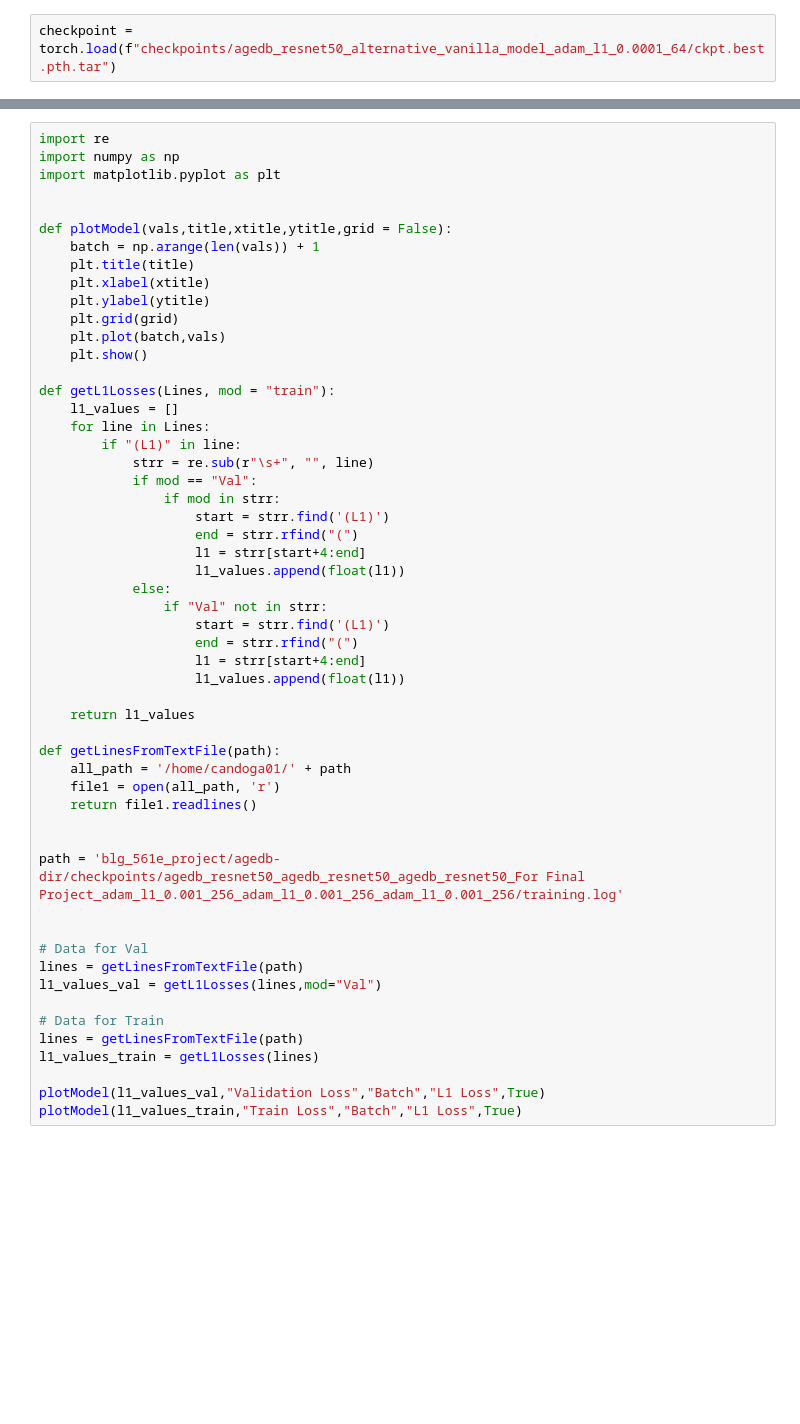
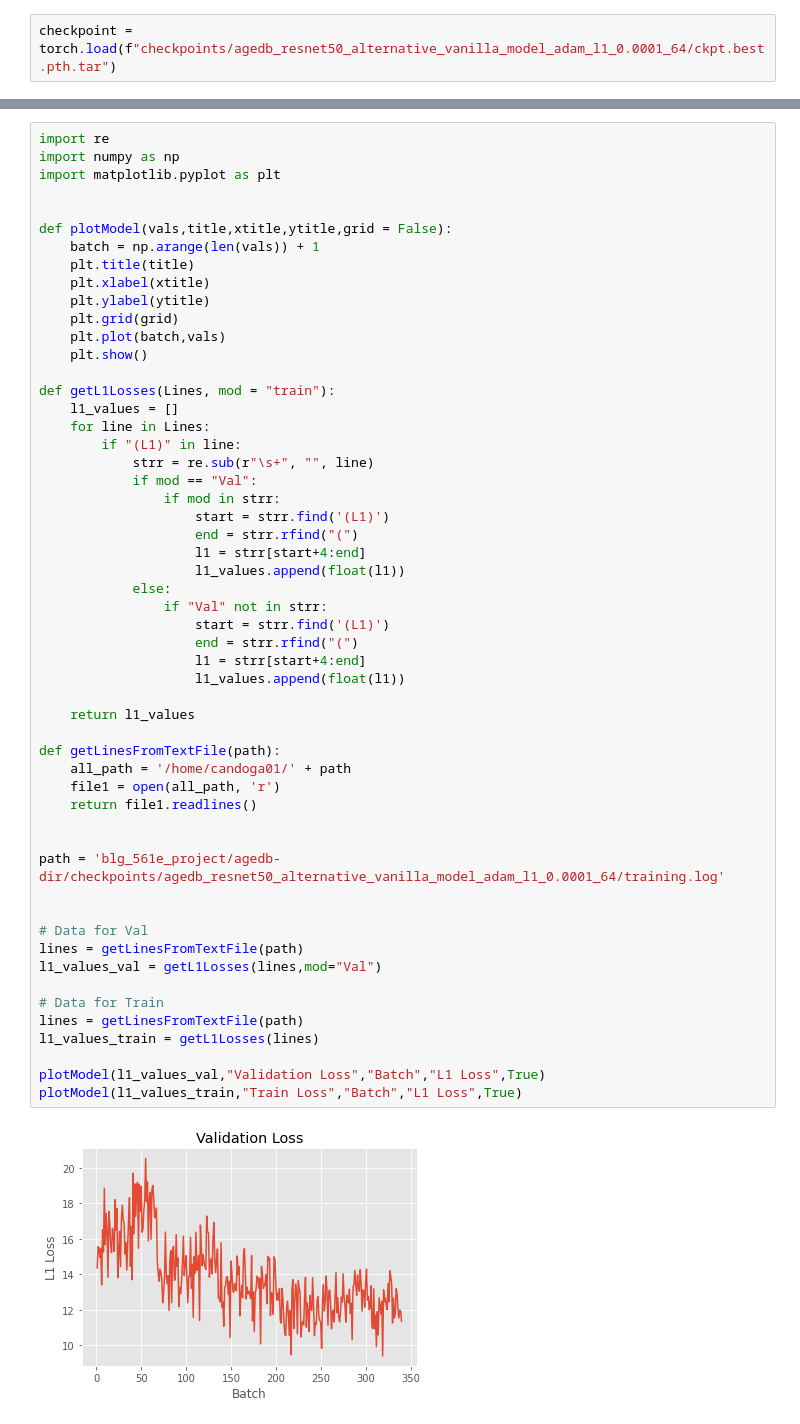
Before and after one commit to dcanTOKA/blg_561e_project, a Jupyter notebook: agedb-dir/DemoAgeDB_Alternative_Parameters.ipynb, the cells around one changed output, grey strips where cells are left out. Drawn from its saved outputs; the diff is of its cells as text; blank space fills up the shorter version.

```diff
--- a/agedb-dir/DemoAgeDB_Alternative_Parameters.ipynb
+++ b/agedb-dir/DemoAgeDB_Alternative_Parameters.ipynb
@@ -430,31 +432,33 @@ def getL1Losses(Lines, mod = "train"):
                     end = strr.rfind("(")
                     l1 = strr[start+4:end]
                     l1_values.append(float(l1))
             else:
                 if "Val" not in strr:
                     start = strr.find('(L1)')
                     end = strr.rfind("(")
                     l1 = strr[start+4:end]
                     l1_values.append(float(l1))
 
     return l1_values
 
 def getLinesFromTextFile(path):
     all_path = '/home/candoga01/' + path
     file1 = open(all_path, 'r')
     return file1.readlines()
 
 
-path = 'blg_561e_project/agedb-dir/checkpoints/agedb_resnet50_agedb_resnet50_agedb_resnet50_For Final Project_adam_l1_0.001_256_adam_l1_0.001_256_adam_l1_0.001_256/training.log'
+path = 'blg_561e_project/agedb-dir/checkpoints/agedb_resnet50_alternative_vanilla_model_adam_l1_0.0001_64/training.log'
 
 
 # Data for Val
 lines = getLinesFromTextFile(path)
 l1_values_val = getL1Losses(lines,mod="Val")
 
 # Data for Train
 lines = getLinesFromTextFile(path)
 l1_values_train = getL1Losses(lines)
 
 plotModel(l1_values_val,"Validation Loss","Batch","L1 Loss",True)
 plotModel(l1_values_train,"Train Loss","Batch","L1 Loss",True)
+# %% [output]
+[figure, added]
```
Also changed, not shown: parts of 2 cells of this notebook, 13 other files.
